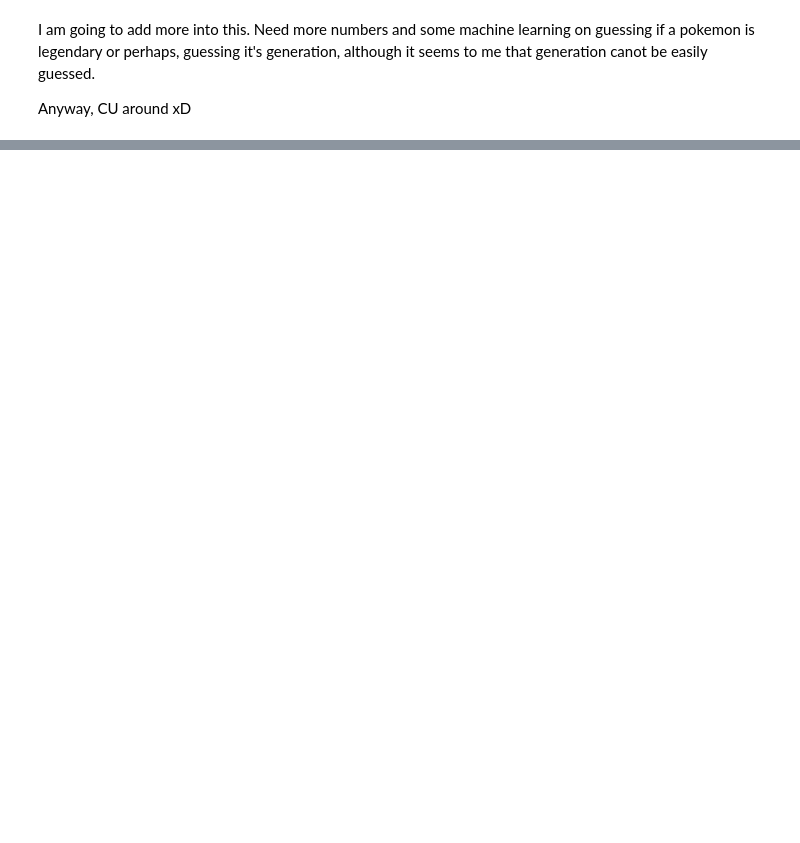
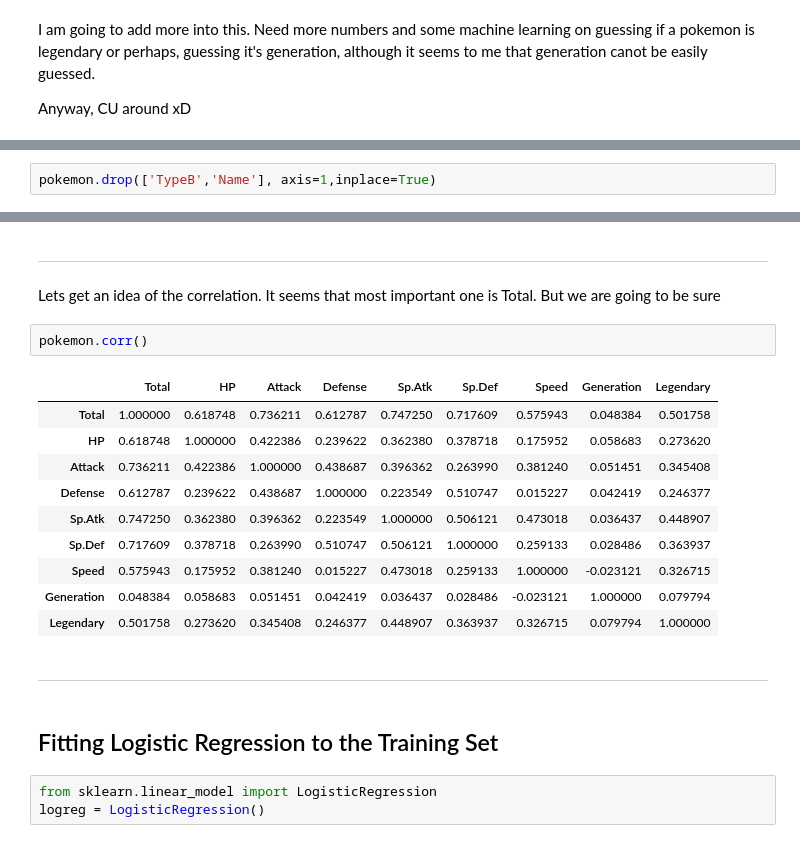
Before and after one commit to stefanosarta/pokemons, a Jupyter notebook: analysis.ipynb, the cells around one changed output, grey strips where cells are left out. Saved outputs shown, nothing was run; the diff lists cells and outputs as text; blank space fills up the shorter version.

```diff
--- a/analysis.ipynb
+++ b/analysis.ipynb
@@ -267,0 +303,2 @@ Anyway, CU around xD
+# %%
+pokemon.drop(['TypeB','Name'], axis=1,inplace=True)
@@ -267,0 +496,24 @@ Anyway, CU around xD
+# %% [markdown]
+----------
+# %% [markdown]
+Lets get an idea of the correlation. It seems that most important one is Total. But we are going to be sure
+# %%
+pokemon.corr()
+# %% [output]
+|  | Total | HP | Attack | Defense | Sp.Atk | Sp.Def | Speed | Generation | Legendary |
+| Total | 1.000000 | 0.618748 | 0.736211 | 0.612787 | 0.747250 | 0.717609 | 0.575943 | 0.048384 | 0.501758 |
+| HP | 0.618748 | 1.000000 | 0.422386 | 0.239622 | 0.362380 | 0.378718 | 0.175952 | 0.058683 | 0.273620 |
+| Attack | 0.736211 | 0.422386 | 1.000000 | 0.438687 | 0.396362 | 0.263990 | 0.381240 | 0.051451 | 0.345408 |
+| Defense | 0.612787 | 0.239622 | 0.438687 | 1.000000 | 0.223549 | 0.510747 | 0.015227 | 0.042419 | 0.246377 |
+| Sp.Atk | 0.747250 | 0.362380 | 0.396362 | 0.223549 | 1.000000 | 0.506121 | 0.473018 | 0.036437 | 0.448907 |
+| Sp.Def | 0.717609 | 0.378718 | 0.263990 | 0.510747 | 0.506121 | 1.000000 | 0.259133 | 0.028486 | 0.363937 |
+| Speed | 0.575943 | 0.175952 | 0.381240 | 0.015227 | 0.473018 | 0.259133 | 1.000000 | -0.023121 | 0.326715 |
+| Generation | 0.048384 | 0.058683 | 0.051451 | 0.042419 | 0.036437 | 0.028486 | -0.023121 | 1.000000 | 0.079794 |
+| Legendary | 0.501758 | 0.273620 | 0.345408 | 0.246377 | 0.448907 | 0.363937 | 0.326715 | 0.079794 | 1.000000 |
+# %% [markdown]
+----------------
+# %% [markdown]
+## Fitting Logistic Regression to the Training Set
+# %%
+from sklearn.linear_model import LogisticRegression
+logreg = LogisticRegression()
```
Also changed, not shown: parts of 59 cells of this notebook, 1 other file.
